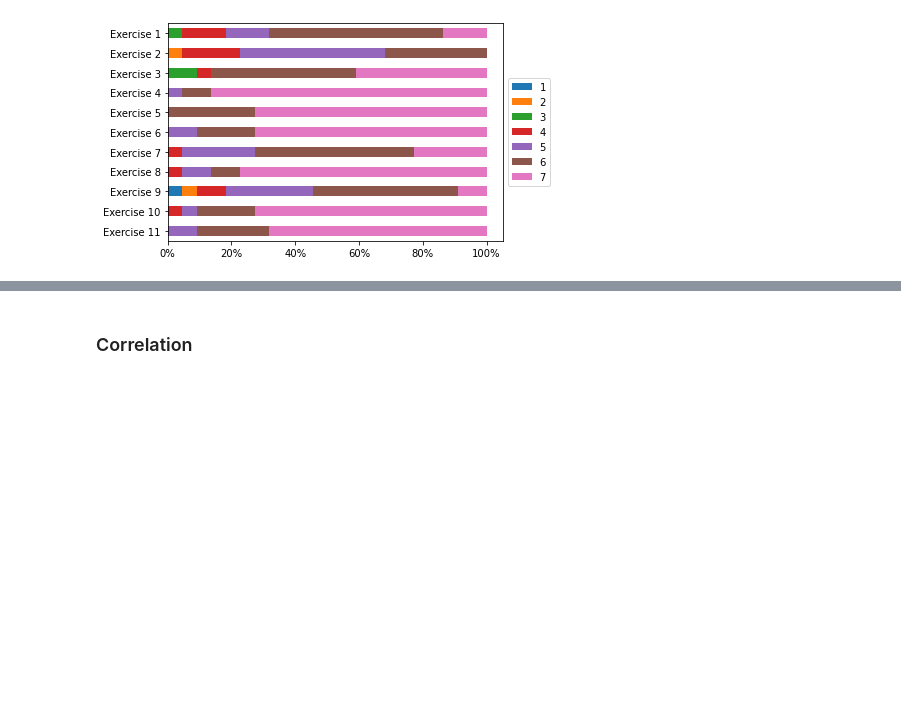
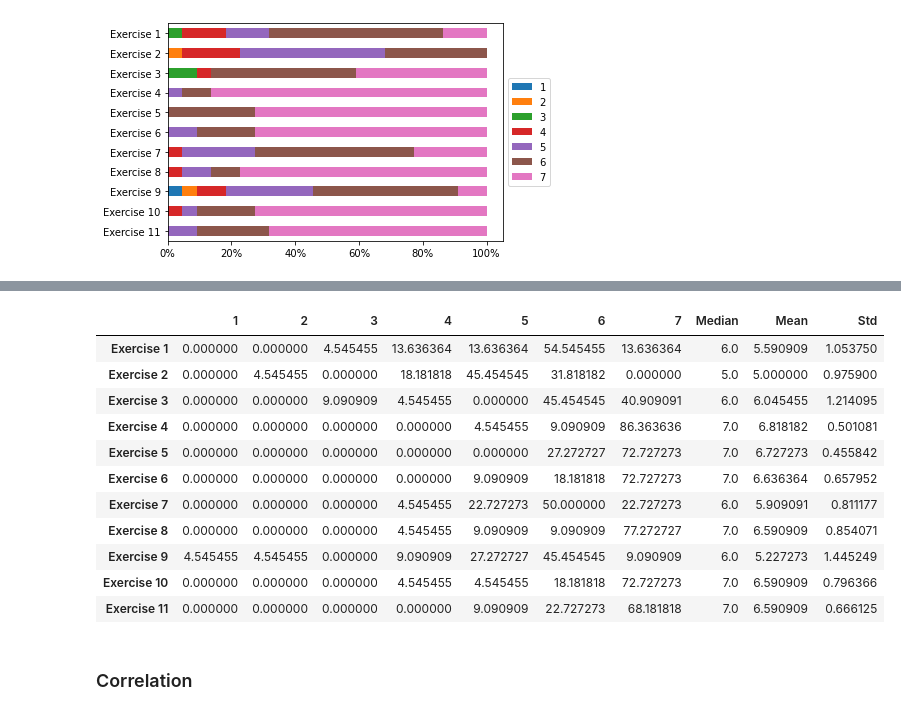
Before and after one commit to YanuX-Framework/YanuX-Cruncher, a Jupyter notebook: YanuXSkeletronUserStudy.ipynb, the cells around one changed output, grey strips where cells are left out. Drawn from its saved outputs; the diff is of its cells as text; code cells hidden in the pictures; blank space fills up the shorter version.

```diff
--- a/YanuXSkeletronUserStudy.ipynb
+++ b/YanuXSkeletronUserStudy.ipynb
@@ -1730,0 +1732,19 @@ plot_likert.plot_likert(data_seq, np.arange(1,8), plot_percentage=True, colors=p
+# %%
+data_seq_freq_stats = data_seq_freq.copy()
+data_seq_freq_stats['Median'] = data_seq.median()
+data_seq_freq_stats['Mean'] = data_seq.mean()
+data_seq_freq_stats['Std'] = data_seq.std()
+data_seq_freq_stats
+# %% [output]
+|  | 1 | 2 | 3 | 4 | 5 | 6 | 7 | Median | Mean | Std |
+| Exercise 1 | 0.000000 | 0.000000 | 4.545455 | 13.636364 | 13.636364 | 54.545455 | 13.636364 | 6.0 | 5.590909 | 1.053750 |
+| Exercise 2 | 0.000000 | 4.545455 | 0.000000 | 18.181818 | 45.454545 | 31.818182 | 0.000000 | 5.0 | 5.000000 | 0.975900 |
+| Exercise 3 | 0.000000 | 0.000000 | 9.090909 | 4.545455 | 0.000000 | 45.454545 | 40.909091 | 6.0 | 6.045455 | 1.214095 |
+| Exercise 4 | 0.000000 | 0.000000 | 0.000000 | 0.000000 | 4.545455 | 9.090909 | 86.363636 | 7.0 | 6.818182 | 0.501081 |
+| Exercise 5 | 0.000000 | 0.000000 | 0.000000 | 0.000000 | 0.000000 | 27.272727 | 72.727273 | 7.0 | 6.727273 | 0.455842 |
+| Exercise 6 | 0.000000 | 0.000000 | 0.000000 | 0.000000 | 9.090909 | 18.181818 | 72.727273 | 7.0 | 6.636364 | 0.657952 |
+| Exercise 7 | 0.000000 | 0.000000 | 0.000000 | 4.545455 | 22.727273 | 50.000000 | 22.727273 | 6.0 | 5.909091 | 0.811177 |
+| Exercise 8 | 0.000000 | 0.000000 | 0.000000 | 4.545455 | 9.090909 | 9.090909 | 77.272727 | 7.0 | 6.590909 | 0.854071 |
+| Exercise 9 | 4.545455 | 4.545455 | 0.000000 | 9.090909 | 27.272727 | 45.454545 | 9.090909 | 6.0 | 5.227273 | 1.445249 |
+| Exercise 10 | 0.000000 | 0.000000 | 0.000000 | 4.545455 | 4.545455 | 18.181818 | 72.727273 | 7.0 | 6.590909 | 0.796366 |
+| Exercise 11 | 0.000000 | 0.000000 | 0.000000 | 0.000000 | 9.090909 | 22.727273 | 68.181818 | 7.0 | 6.590909 | 0.666125 |
```
Also changed, not shown: parts of 15 cells of this notebook, 3 other files.
